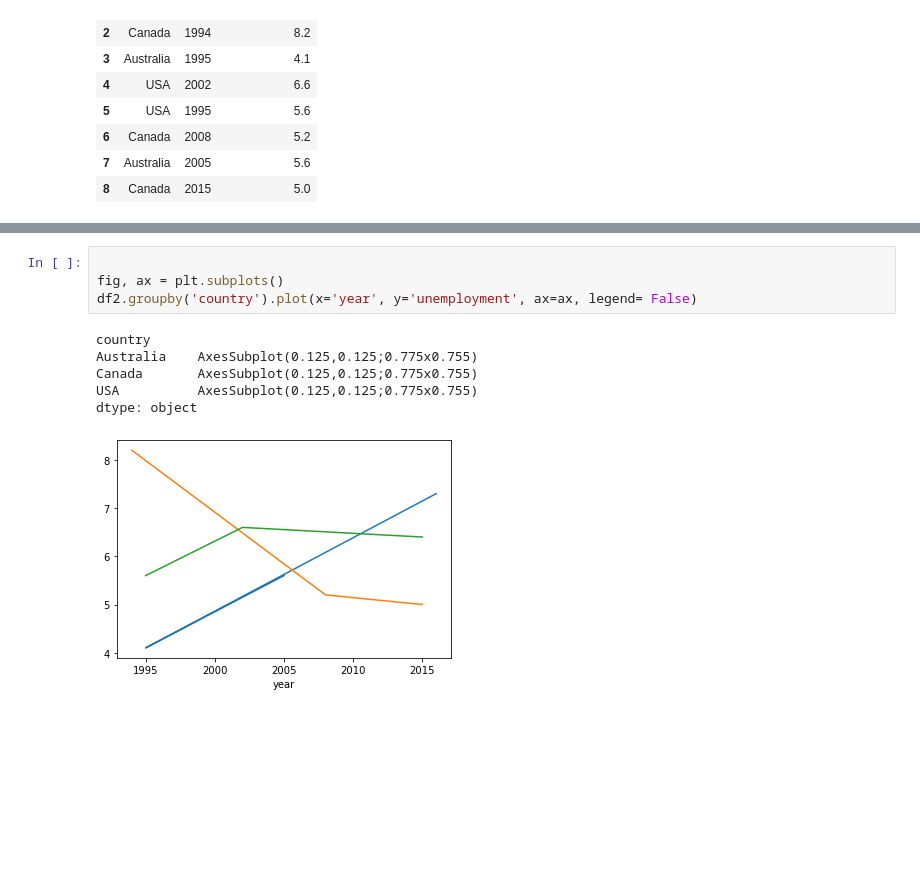
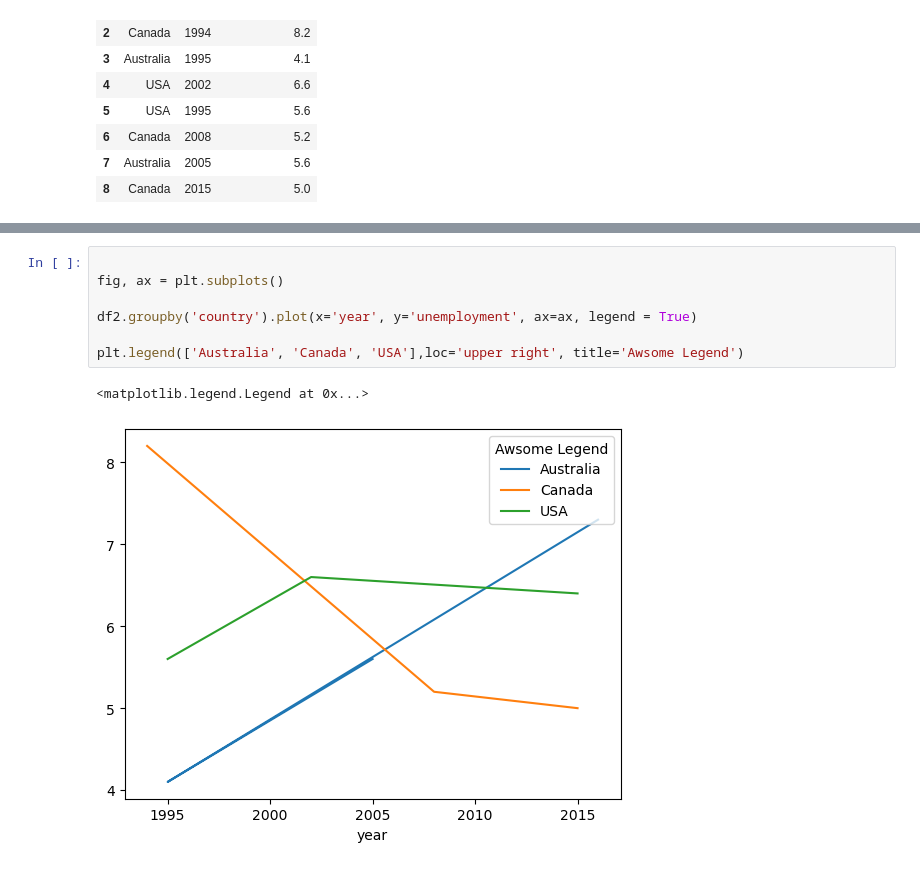
Before and after one commit to mortada-albanna/data_science_notebooks, a Jupyter notebook: COMP9321/Week4/Visualization.ipynb, the cells around one changed output, grey strips where cells are left out. Drawn from its saved outputs; the diff is of its cells as text; blank space fills up the shorter version.

```diff
--- a/COMP9321/Week4/Visualization.ipynb
+++ b/COMP9321/Week4/Visualization.ipynb
@@ -57,14 +181,13 @@ df2.plot(x='year', y='unemployment')
 # %%
 
 fig, ax = plt.subplots()
-df2.groupby('country').plot(x='year', y='unemployment', ax=ax, legend= False)
+
+df2.groupby('country').plot(x='year', y='unemployment', ax=ax, legend = True)
+
+plt.legend(['Australia', 'Canada', 'USA'],loc='upper right', title='Awsome Legend')
 # %% [output]
-country
-Australia    AxesSubplot(0.125,0.125;0.775x0.755)
-Canada       AxesSubplot(0.125,0.125;0.775x0.755)
-USA          AxesSubplot(0.125,0.125;0.775x0.755)
-dtype: object
+<matplotlib.legend.Legend at 0x...>
-[figure, old version]
+[figure, new version]
 # %%
 df4 = pd.read_csv('cve.csv')
 df4.head()
```
Also changed, not shown: parts of 21 cells of this notebook.
